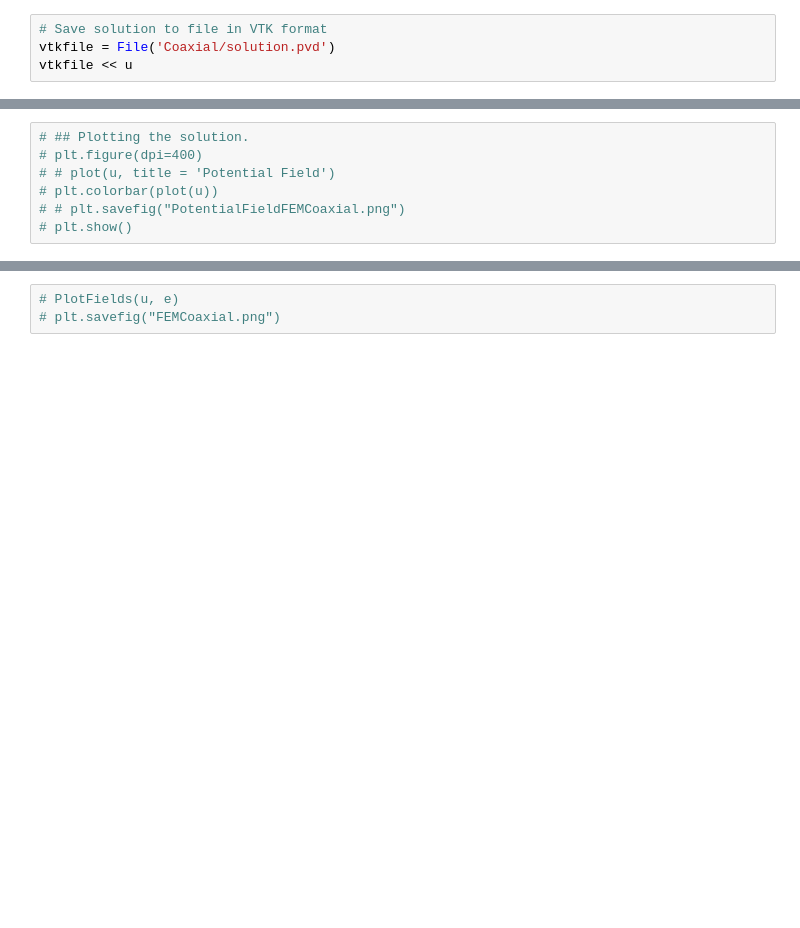
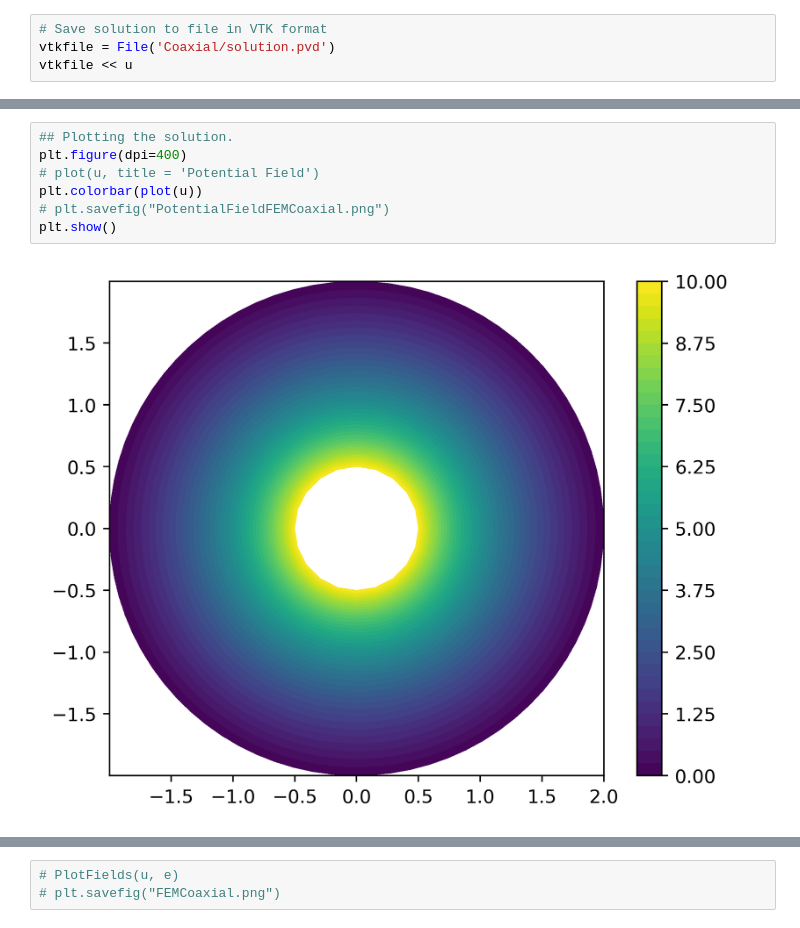
Before and after one commit to emmanuellfc/EM_Tufts_Fall2023, a Jupyter notebook: Coaxial_Cable.ipynb, the cells around one changed output, grey strips where cells are left out. Saved outputs shown, nothing was run; the diff lists cells and outputs as text; blank space fills up the shorter version.

```diff
--- a/Coaxial_Cable.ipynb
+++ b/Coaxial_Cable.ipynb
@@ -140,8 +142,10 @@ vtkfile << u
 # %%
-# ## Plotting the solution.
-# plt.figure(dpi=400)
-# # plot(u, title = 'Potential Field')
-# plt.colorbar(plot(u))
-# # plt.savefig("PotentialFieldFEMCoaxial.png")
-# plt.show()
+## Plotting the solution.
+plt.figure(dpi=400)
+# plot(u, title = 'Potential Field')
+plt.colorbar(plot(u))
+# plt.savefig("PotentialFieldFEMCoaxial.png")
+plt.show()
+# %% [output]
+[figure, added]
 # %%
```
Also changed, not shown: parts of 6 cells of this notebook, 7 other files.
